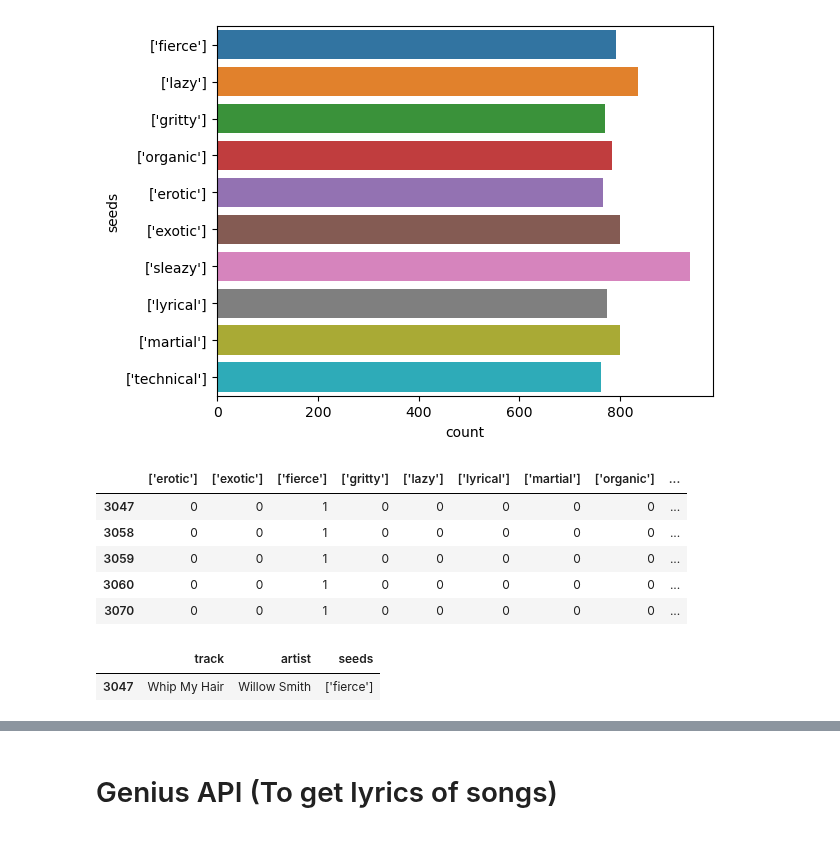
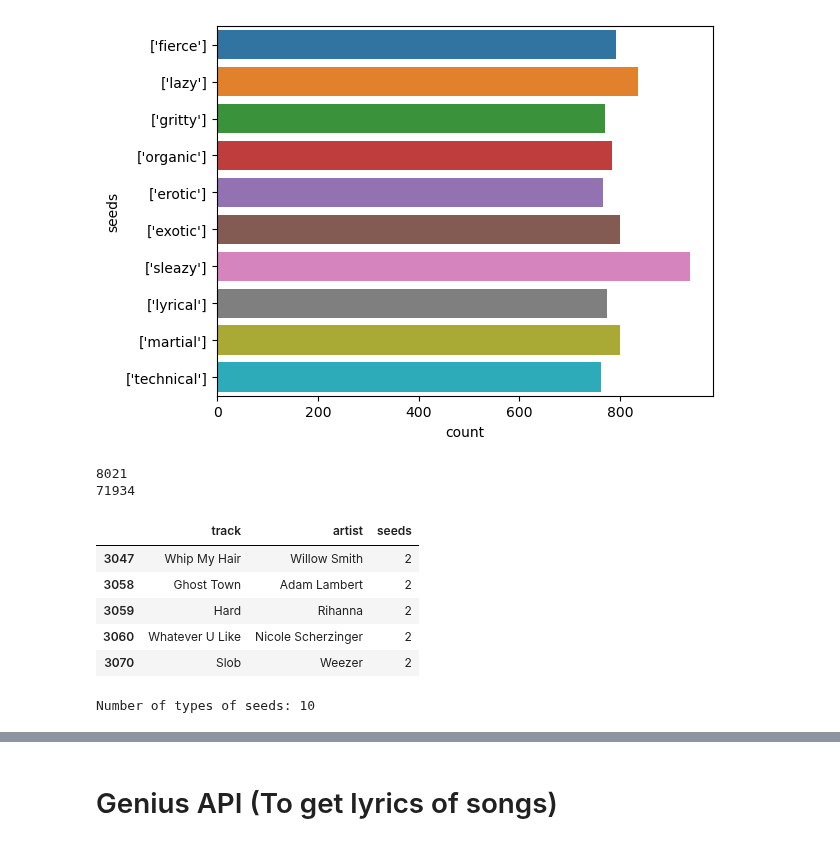
Before and after one commit to mertbkts/Lyrics_Sentiment_Analysis, a Jupyter notebook: training.ipynb, the cells around one changed output, grey strips where cells are left out. Saved outputs shown, nothing was run; the diff lists cells and outputs as text; code cells hidden in the pictures.

```diff
--- a/training.ipynb
+++ b/training.ipynb
@@ -89,21 +89,36 @@ sns.countplot(y='seeds', data=rows_with_top_seeds)
 plt.show()
 # %% [output]
 [figure]
+# %%
+print(len(rows_with_top_seeds))
+print(len(muse))
+# %% [output]
+8021
+71934
+# %%
+from sklearn.preprocessing import LabelEncoder
+
+label_encoder = LabelEncoder()
+rows_with_top_seeds = rows_with_top_seeds.copy()
+rows_with_top_seeds.loc[:, 'seeds'] = label_encoder.fit_transform(rows_with_top_seeds['seeds'])
+rows_with_top_seeds.head()
+# %% [output]
+|  | track | artist | seeds |
+| 3047 | Whip My Hair | Willow Smith | 2 |
+| 3058 | Ghost Town | Adam Lambert | 2 |
+| 3059 | Hard | Rihanna | 2 |
+| 3060 | Whatever U Like | Nicole Scherzinger | 2 |
+| 3070 | Slob | Weezer | 2 |
+# %%
+# Show how many types of seeds are there
+print(f"Number of types of seeds: {len(rows_with_top_seeds['seeds'].unique())}")
+# %% [output]
+Number of types of seeds: 10
 # %%
 # One hot encoding the seeds
-one_hot_seeds = pandas.get_dummies(rows_with_top_seeds['seeds'])
-one_hot_seeds.head()
+#one_hot_seeds = pandas.get_dummies(rows_with_top_seeds['seeds'])
+#one_hot_seeds.head()
-# %% [output]
-|  | ['erotic'] | ['exotic'] | ['fierce'] | ['gritty'] | ['lazy'] | ['lyrical'] | ['martial'] | ['organic'] | ... |
-| 3047 | 0 | 0 | 1 | 0 | 0 | 0 | 0 | 0 | ... |
-| 3058 | 0 | 0 | 1 | 0 | 0 | 0 | 0 | 0 | ... |
-| 3059 | 0 | 0 | 1 | 0 | 0 | 0 | 0 | 0 | ... |
-| 3060 | 0 | 0 | 1 | 0 | 0 | 0 | 0 | 0 | ... |
-| 3070 | 0 | 0 | 1 | 0 | 0 | 0 | 0 | 0 | ... |
 # %%
 # print the row where the track is Whip My Hair
-muse[muse['track'] == 'Whip My Hair']
+#muse[muse['track'] == 'Whip My Hair']
-# %% [output]
-|  | track | artist | seeds |
-| 3047 | Whip My Hair | Willow Smith | ['fierce'] |
 # %%
```
Also changed, not shown: parts of 18 cells of this notebook, 3 other files.
